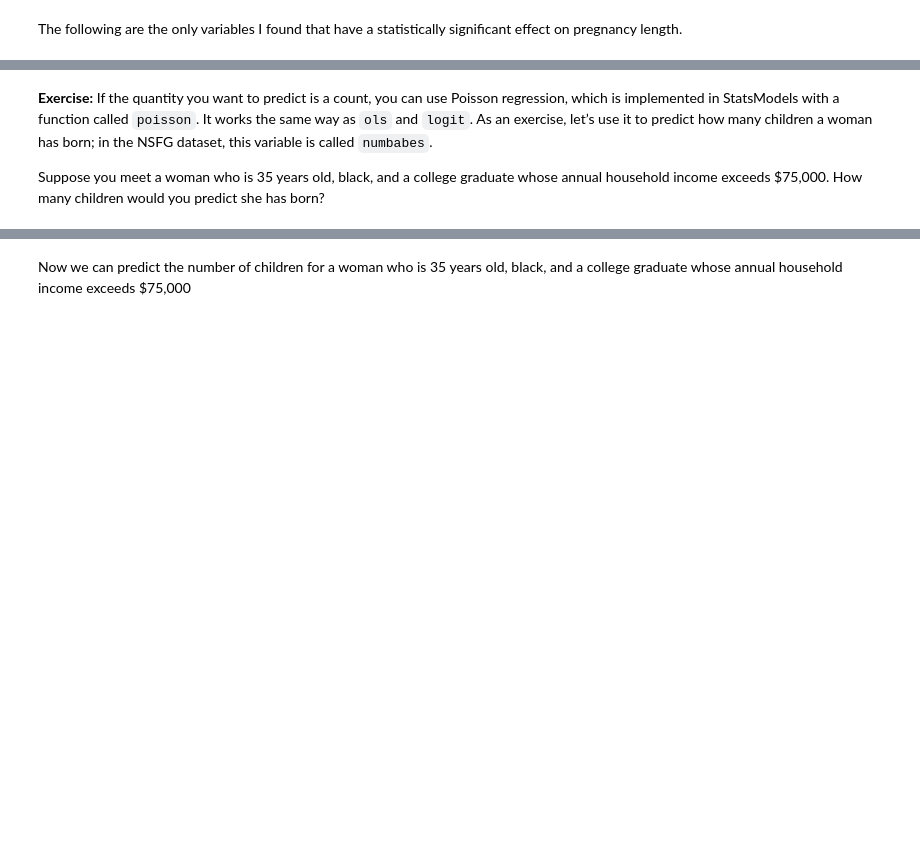
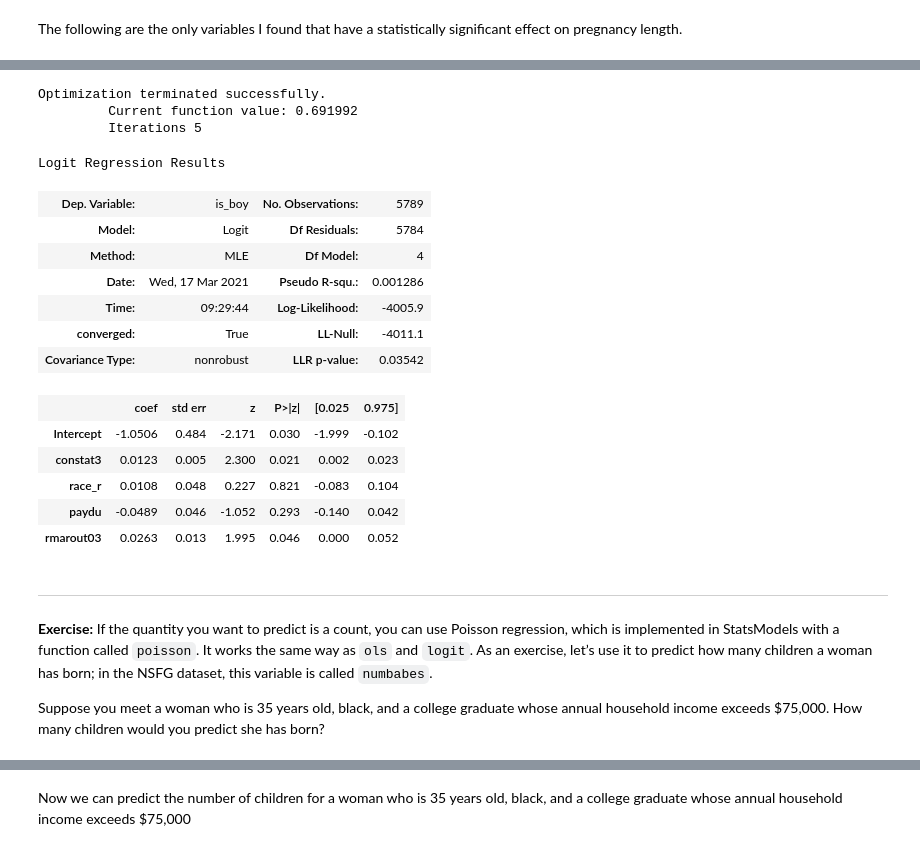
Before and after one commit to Morgan-Sell/ThinkStats2, a Jupyter notebook: code/chap11ex.ipynb, the cells around one changed output, grey strips where cells are left out. Cells and saved outputs as stored; diff of their text form; code cells hidden in the pictures; blank space fills up the shorter version.

Commit message:
started answering to ch 11 exercise. data is missing from the dataset and answeres are ommitted.

```diff
--- a/code/chap11ex.ipynb
+++ b/code/chap11ex.ipynb
@@ -551,3 +537,5 @@ As an exercise, use a data mining approach to test the other variables in the pr
 # %%
 import regression
 join = regression.JoinFemResp(live)
+
+join['is_boy'] = (join.babysex==1).astype(int)
@@ -560,4 +597,29 @@ join = regression.JoinFemResp(live)
+# %%
+# Solution goes here
+formula = "is_boy ~ constat3 + race_r + paydu + rmarout03"
+model = smf.logit(formula, data=join)
+results = model.fit()
+results.summary()
+# %% [output]
+Optimization terminated successfully.
+         Current function value: 0.691992
+         Iterations 5
+Logit Regression Results
+| Dep. Variable: | is_boy | No. Observations: | 5789 |
+| Model: | Logit | Df Residuals: | 5784 |
+| Method: | MLE | Df Model: | 4 |
+| Date: | Wed, 17 Mar 2021 | Pseudo R-squ.: | 0.001286 |
+| Time: | 09:29:44 | Log-Likelihood: | -4005.9 |
+| converged: | True | LL-Null: | -4011.1 |
+| Covariance Type: | nonrobust | LLR p-value: | 0.03542 |
+|  | coef | std err | z | P>|z| | [0.025 | 0.975] |
+| Intercept | -1.0506 | 0.484 | -2.171 | 0.030 | -1.999 | -0.102 |
+| constat3 | 0.0123 | 0.005 | 2.300 | 0.021 | 0.002 | 0.023 |
+| race_r | 0.0108 | 0.048 | 0.227 | 0.821 | -0.083 | 0.104 |
+| paydu | -0.0489 | 0.046 | -1.052 | 0.293 | -0.140 | 0.042 |
+| rmarout03 | 0.0263 | 0.013 | 1.995 | 0.046 | 0.000 | 0.052 |
 # %% [markdown]
+---
 **Exercise:** If the quantity you want to predict is a count, you can use Poisson regression, which is implemented in StatsModels with a function called `poisson`. It works the same way as `ols` and `logit`. As an exercise, let’s use it to predict how many children a woman has born; in the NSFG dataset, this variable is called `numbabes`.
 
 Suppose you meet a woman who is 35 years old, black, and a college graduate whose annual household income exceeds $75,000. How many children would you predict she has born?
```
Also changed, not shown: parts of 27 cells of this notebook.
